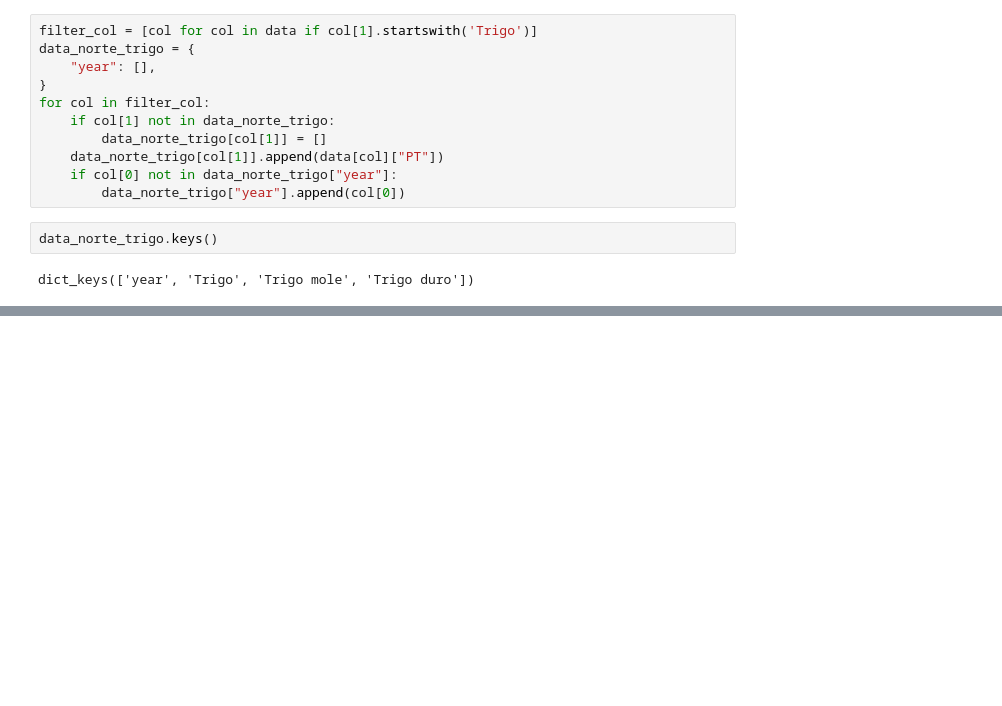
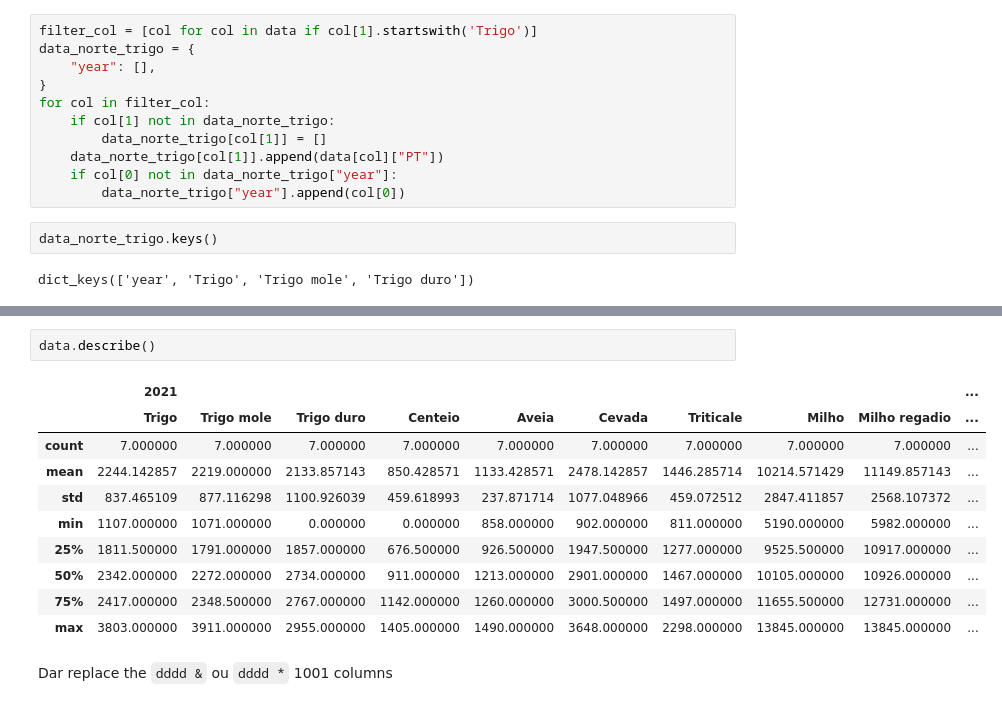
Before and after one commit to JoaoAnt42/Course, a Jupyter notebook: Data Scientist Fundamentals/ProductionLoader.ipynb, the cells around one changed output, grey strips where cells are left out. Saved outputs shown, nothing was run; the diff lists cells and outputs as text; blank space fills up the shorter version.

```diff
--- a/Data Scientist Fundamentals/ProductionLoader.ipynb
+++ b/Data Scientist Fundamentals/ProductionLoader.ipynb
@@ -325,0 +420,15 @@ plt.show()
+# %%
+data.describe()
+# %% [output]
+|  | 2021 |  |  |  |  |  |  |  |  | ... |
+|  | Trigo | Trigo mole | Trigo duro | Centeio | Aveia | Cevada | Triticale | Milho | Milho regadio | ... |
+| count | 7.000000 | 7.000000 | 7.000000 | 7.000000 | 7.000000 | 7.000000 | 7.000000 | 7.000000 | 7.000000 | ... |
+| mean | 2244.142857 | 2219.000000 | 2133.857143 | 850.428571 | 1133.428571 | 2478.142857 | 1446.285714 | 10214.571429 | 11149.857143 | ... |
+| std | 837.465109 | 877.116298 | 1100.926039 | 459.618993 | 237.871714 | 1077.048966 | 459.072512 | 2847.411857 | 2568.107372 | ... |
+| min | 1107.000000 | 1071.000000 | 0.000000 | 0.000000 | 858.000000 | 902.000000 | 811.000000 | 5190.000000 | 5982.000000 | ... |
+| 25% | 1811.500000 | 1791.000000 | 1857.000000 | 676.500000 | 926.500000 | 1947.500000 | 1277.000000 | 9525.500000 | 10917.000000 | ... |
+| 50% | 2342.000000 | 2272.000000 | 2734.000000 | 911.000000 | 1213.000000 | 2901.000000 | 1467.000000 | 10105.000000 | 10926.000000 | ... |
+| 75% | 2417.000000 | 2348.500000 | 2767.000000 | 1142.000000 | 1260.000000 | 3000.500000 | 1497.000000 | 11655.500000 | 12731.000000 | ... |
+| max | 3803.000000 | 3911.000000 | 2955.000000 | 1405.000000 | 1490.000000 | 3648.000000 | 2298.000000 | 13845.000000 | 13845.000000 | ... |
+# %% [markdown]
+Dar replace the `dddd &` ou `dddd *`  1001 columns
```
Also changed, not shown: parts of 17 cells of this notebook, 8 other files.
